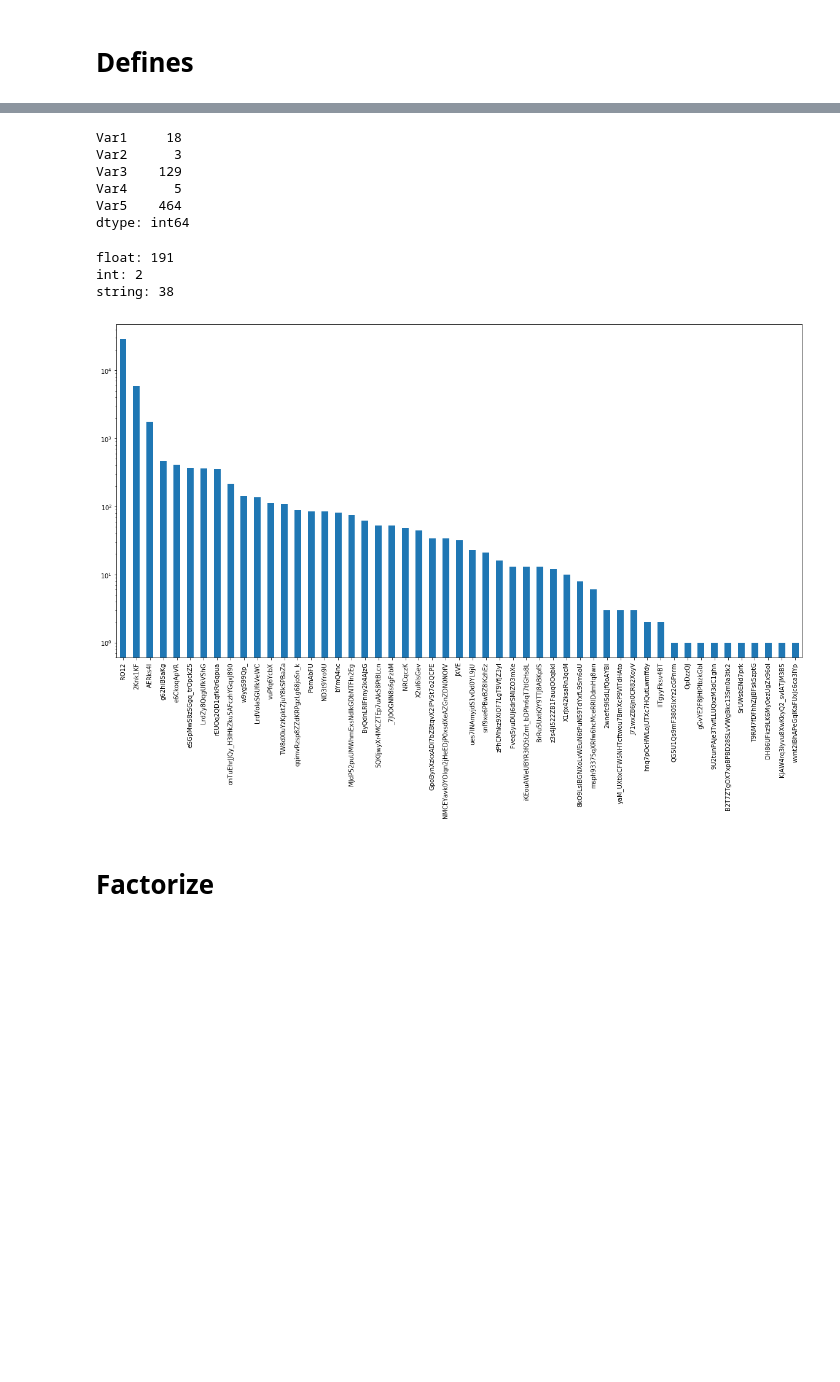
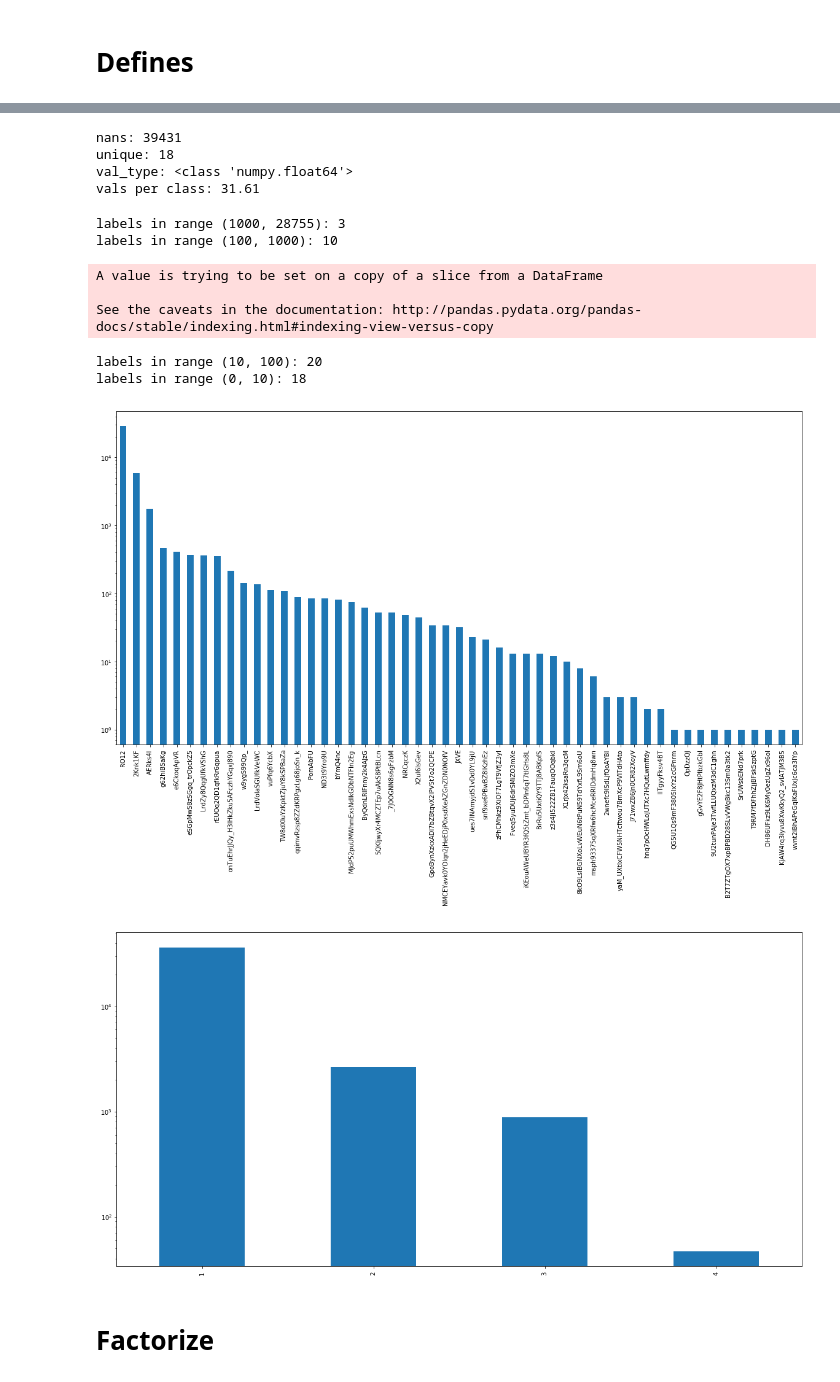
Before and after one commit to mateuszdorobek/Machine-Learning-Classification, a Jupyter notebook: data_extraction.ipynb, the cells around one changed output, grey strips where cells are left out. Saved outputs shown, nothing was run; the diff lists cells and outputs as text; code cells hidden in the pictures; blank space fills up the shorter version.

Commit message:
Added Auto-Factorization and Threshold Factorization

```diff
--- a/data_extraction.ipynb
+++ b/data_extraction.ipynb
@@ -16,7 +16,9 @@ def load_data() -> pd.Series:
     csv = pd.read_csv('train.txt', sep=" ")
     percentage0 = round(len(csv[csv["class"]==0])/len(csv)*100,2)
     percentage1 = round(len(csv[csv["class"]==1])/len(csv)*100,2)
-    print(f"class0: {percentage0}%,\tclass1: {percentage1}%")
-    return csv
-csv = load_data()
+    classes = csv['class']
+    csv = csv.drop(['class'], axis=1)
+#     print(f"class0: {percentage0}%,\tclass1: {percentage1}%")
+    return csv, classes
+csv, classes = load_data()
 # %% [output]
@@ -48,16 +50,9 @@ def unique_ctr() -> pd.Series():
     #     len(csv[col].unique().astype(int))
     #     print(f"col {col}\t unique: {len(csv[col].unique())}")
         unique.at[col] = len(csv[col].unique())
-    print(unique.head(5))
+#     print(unique.head(5))
     return unique
 unique = unique_ctr()
-# %% [output]
-Var1     18
-Var2      3
-Var3    129
-Var4      5
-Var5    464
-dtype: int64
 # %%
 def val_types() -> pd.Series():
     val_type = pd.Series()
@@ -70,15 +65,26 @@ def val_types() -> pd.Series():
             val_type.at[col] = object
         else:
             print("dupa")
-    print(f"float: {sum(val_type == np.float64)}")
-    print(f"int: {sum(val_type == np.int64)}")
-    print(f"string: {sum(val_type == object)}")
+#     print(f"float: {sum(val_type == np.float64)}")
+#     print(f"int: {sum(val_type == np.int64)}")
+#     print(f"string: {sum(val_type == object)}")
     return val_type
 val_type = val_types()
-# %% [output]
-float: 191
-int: 2
-string: 38
+# %%
+def stat(f):
+    nans = nans_ctr()
+    unique = unique_ctr()
+    val_type = val_types()
+    print(f"nans: {nans[f]}")
+    print(f"unique: {unique[f]}")
+    print(f"val_type: {val_type[f]}")
+    print(f"vals per class: {round((len(csv)-nans[f])/unique[f],2)}")
+stat('Var1')
+# %% [output]
+nans: 39431
+unique: 18
+val_type: <class 'numpy.float64'>
+vals per class: 31.61
 # %%
 def plot(data, sort=False, log=True):
     letter_counts = Counter(data)
@@ -87,8 +93,35 @@ def plot(data, sort=False, log=True):
         df.sort_values(by=0, ascending=False).plot(kind='bar', logy = log, figsize=(20,10), legend=False)
     else:
         df.plot(kind='bar', logy = True, figsize=(20,10), legend=False)
-plot(csv['Var193'], sort=True)
+
+def threshold_factorization(f, *t_list):
+
+    data = csv[f]
+    letter_counts = Counter(data)
+    df = pd.DataFrame.from_dict(letter_counts, orient='index')
+    df = df.sort_values(by=0, ascending=False)
+    t_list = (df.values[0].item()+1,) + t_list + (0,)
+    for i in range(1,len(t_list)):
+#         print(i,"--------------------")
+#         print(t_list[i-1],t_list[i])
+        idx = df[(df>t_list[i]).values & (df<=t_list[i-1]).values].index
+        print(f"labels in range ({t_list[i]}, {t_list[i-1]}): {len(idx)}")
+        for j in idx:
+            data[data == j] = i
+    return data
-# %% [output]
-[figure, removed]
+# %%
+plot(csv['Var193'], sort=True)
+threshold_factorization('Var193',1000,100,10)
+plot(csv['Var193'], sort=True)
+# %% [output]
+labels in range (1000, 28755): 3
+labels in range (100, 1000): 10
+A value is trying to be set on a copy of a slice from a DataFrame
+
+See the caveats in the documentation: http://pandas.pydata.org/pandas-docs/stable/indexing.html#indexing-view-versus-copy
+labels in range (10, 100): 20
+labels in range (0, 10): 18
+[figure, added]
+[figure, added]
 # %% [markdown]
 # Factorize
```
Also changed, not shown: parts of 15 cells of this notebook.
